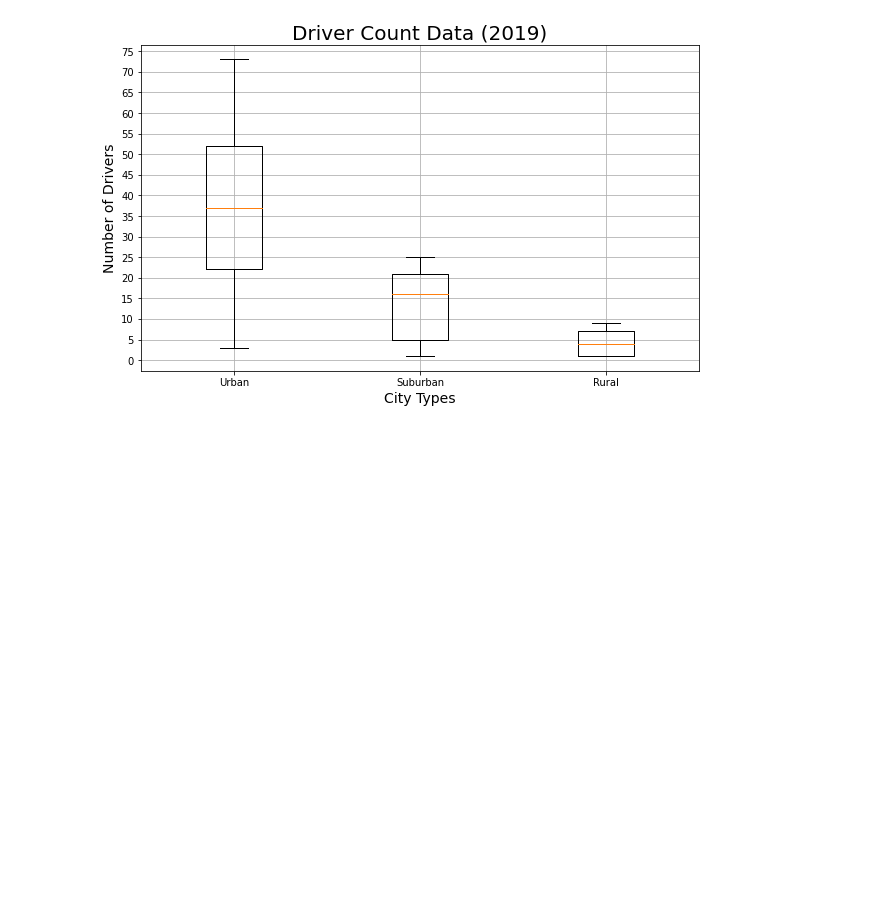
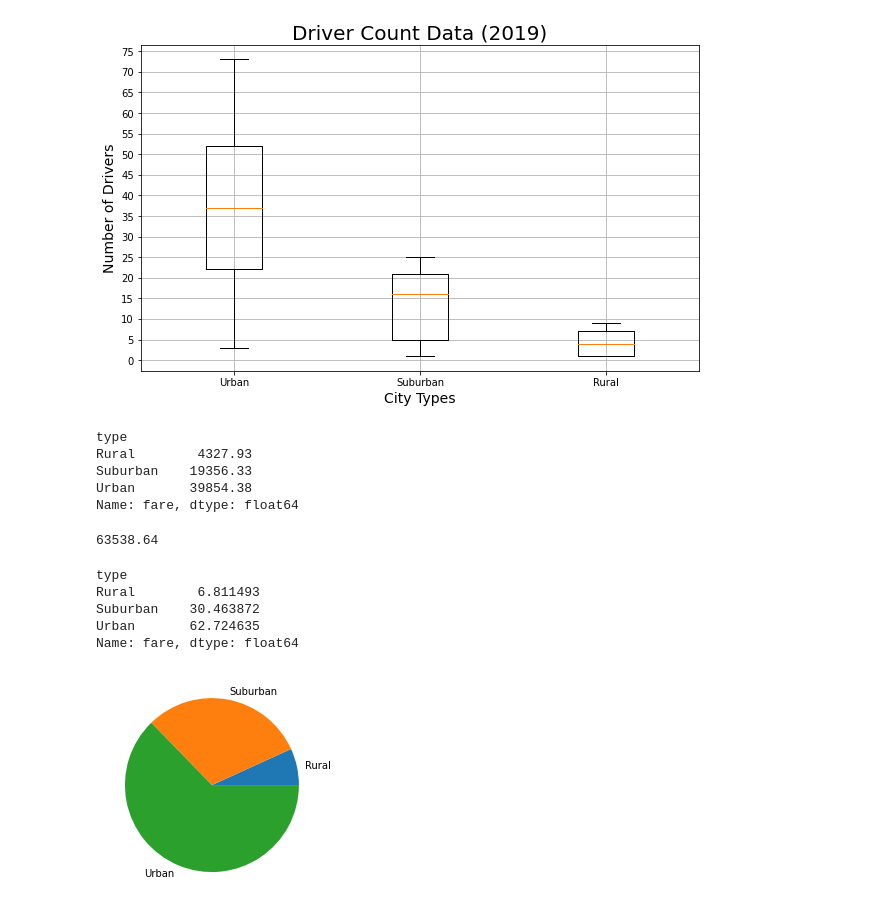
Before and after one commit to Bren42/PyBer_Analysis, a Jupyter notebook: PyBer.ipynb, the cells around one changed output. Drawn from its saved outputs; the diff is of its cells as text; code cells hidden in the pictures; blank space fills up the shorter version.

Commit message:
added pie chart of total fares by city type, saved a png under analysis as fig5.png

```diff
--- a/PyBer.ipynb
+++ b/PyBer.ipynb
@@ -775,3 +775,43 @@ plt.savefig("analysis/Fig4.png")
 plt.show()
 # %% [output]
 [figure]
+# %%
+#create a pie chart comparing the percentages of fares for each city type.
+
+sum_fare_data_by_type=pyber_data_df.groupby(['type']).sum()['fare']
+
+sum_fare_data_by_type
+# %% [output]
+type
+Rural        4327.93
+Suburban    19356.33
+Urban       39854.38
+Name: fare, dtype: float64
+# %%
+#get the sum of all fares
+
+total_fares=pyber_data_df['fare'].sum()
+
+total_fares
+# %% [output]
+63538.64
+# %%
+# Calculate the percentage of fare for each city type.
+
+type_percents = sum_fare_data_by_type / total_fares *100
+
+type_percents
+# %% [output]
+type
+Rural        6.811493
+Suburban    30.463872
+Urban       62.724635
+Name: fare, dtype: float64
+# %%
+# Build the percentage of fares by city type pie chart.
+
+plt.pie(type_percents, labels=["Rural", "Suburban", "Urban"])
+
+plt.show()
+# %% [output]
+[figure, added]
```
Also changed, not shown: parts of 1 cell of this notebook, 1 other file.
